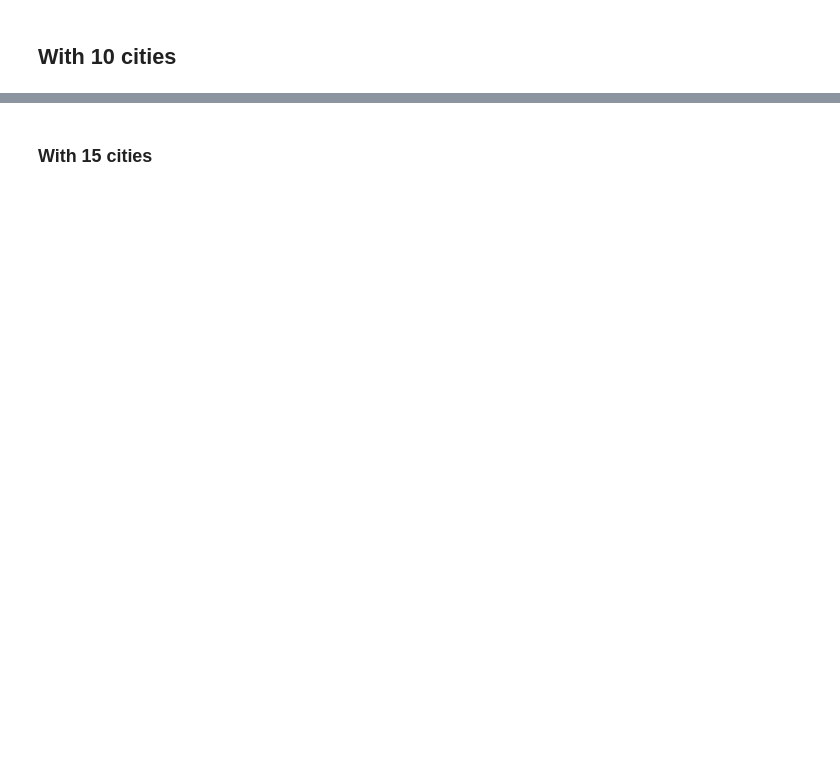
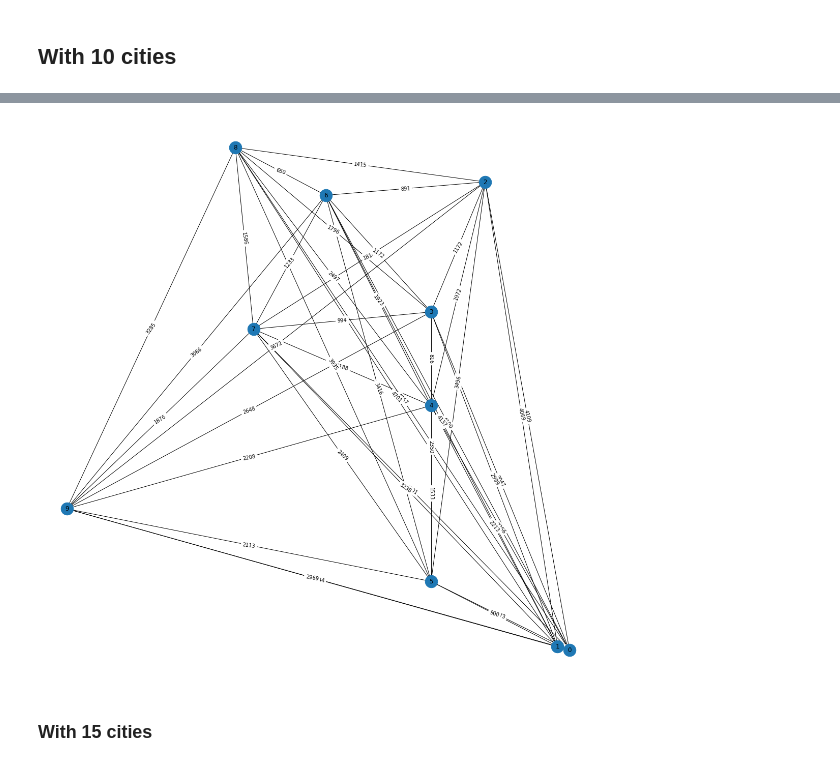
Before and after one commit to LudovicSterlin/held-karp, a Jupyter notebook: held-karp.ipynb, the cells around one changed output, grey strips where cells are left out. Drawn from its saved outputs; the diff is of its cells as text; code cells hidden in the pictures; blank space fills up the shorter version.

```diff
--- a/held-karp.ipynb
+++ b/held-karp.ipynb
@@ -168,7 +199,7 @@ Wall time: 3.08 ms
 ## With 10 cities
 # %%
 %%time
-graph10 = file_to_graph("./data/tsp10.txt")
+(graph10, points10) = file_to_graph("./data/tsp10.txt")
 held_karp(graph10)
 # %% [output]
 Extracting graph from ./data/tsp10.txt ...
@@ -184,4 +215,8 @@ Wall time: 125 ms
 (12349.980743996226, 1)
+# %%
+plot_cities(graph10, points10)
+# %% [output]
+[figure, added]
 # %% [markdown]
 ### With 15 cities
 # %%
```
Also changed, not shown: parts of 15 cells of this notebook, 1 other file.
